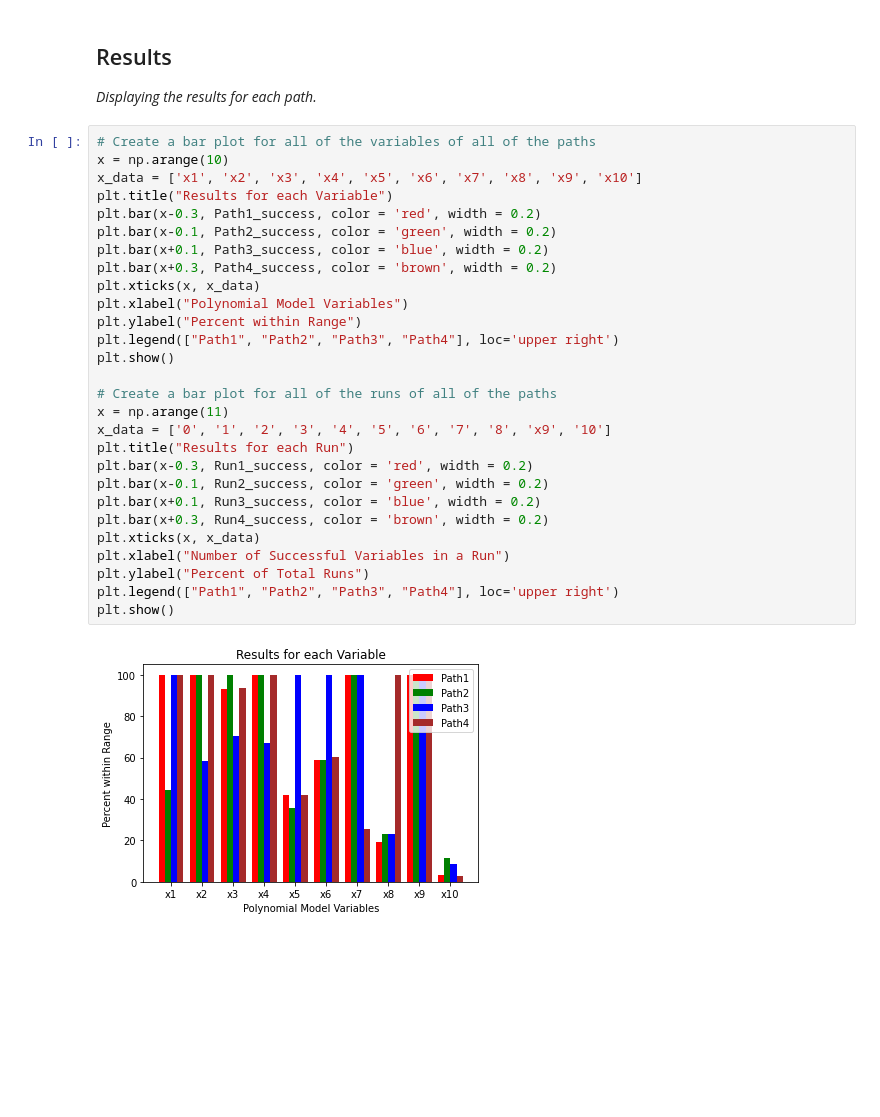
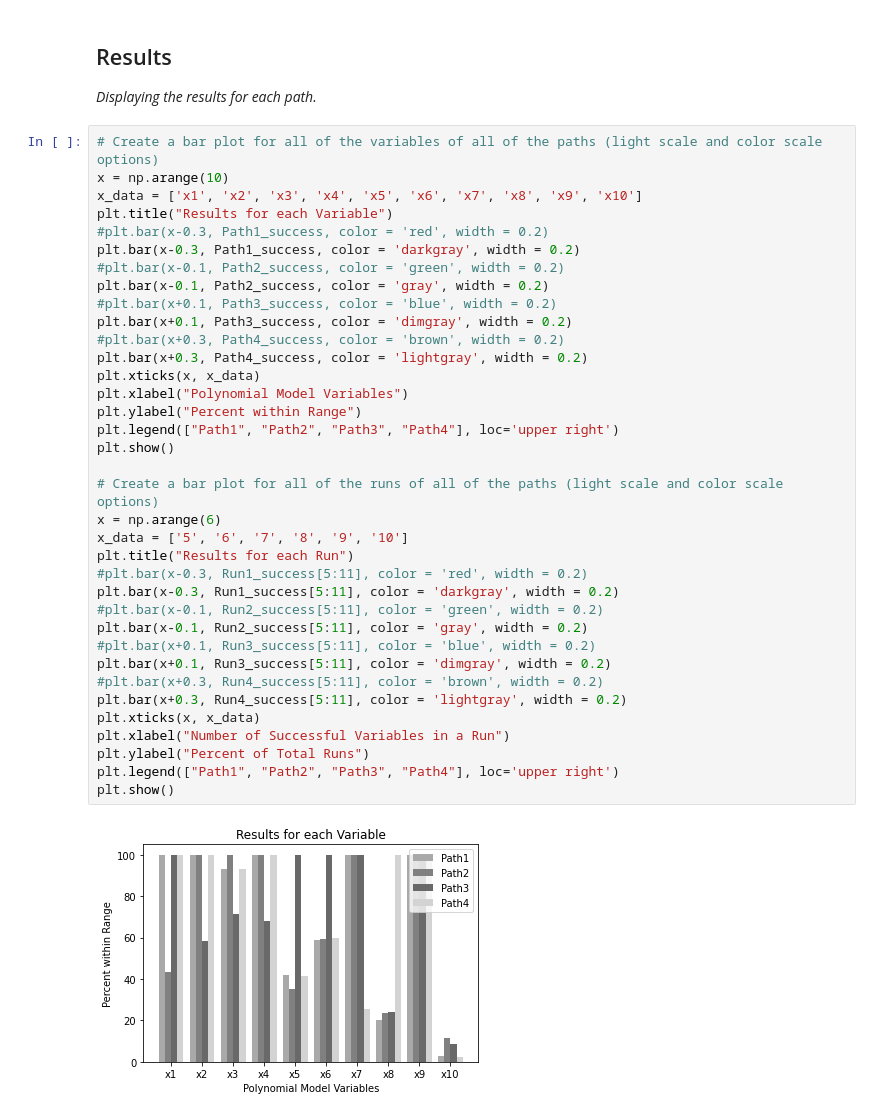
Before and after one commit to Marine-Structures-Design-Lab/polydesignmodel, a Jupyter notebook: Temporal_Design/Polynomial_Model.ipynb, the cells around one changed output. Saved outputs shown, nothing was run; the diff lists cells and outputs as text; blank space fills up the shorter version.

Commit message:
Grayscale Graphs
Added code to make figures grayscale for reports

```diff
--- a/Temporal_Design/Polynomial_Model.ipynb
+++ b/Temporal_Design/Polynomial_Model.ipynb
@@ -248,32 +248,40 @@ Path4_success, Run4_success = success_percent(Path4, Path4_success, Run4_success
 
 *Displaying the results for each path.*
 # %%
-# Create a bar plot for all of the variables of all of the paths
+# Create a bar plot for all of the variables of all of the paths (light scale and color scale options)
 x = np.arange(10)
 x_data = ['x1', 'x2', 'x3', 'x4', 'x5', 'x6', 'x7', 'x8', 'x9', 'x10']
 plt.title("Results for each Variable")
-plt.bar(x-0.3, Path1_success, color = 'red', width = 0.2)
-plt.bar(x-0.1, Path2_success, color = 'green', width = 0.2)
-plt.bar(x+0.1, Path3_success, color = 'blue', width = 0.2)
-plt.bar(x+0.3, Path4_success, color = 'brown', width = 0.2)
+#plt.bar(x-0.3, Path1_success, color = 'red', width = 0.2)
+plt.bar(x-0.3, Path1_success, color = 'darkgray', width = 0.2)
+#plt.bar(x-0.1, Path2_success, color = 'green', width = 0.2)
+plt.bar(x-0.1, Path2_success, color = 'gray', width = 0.2)
+#plt.bar(x+0.1, Path3_success, color = 'blue', width = 0.2)
+plt.bar(x+0.1, Path3_success, color = 'dimgray', width = 0.2)
+#plt.bar(x+0.3, Path4_success, color = 'brown', width = 0.2)
+plt.bar(x+0.3, Path4_success, color = 'lightgray', width = 0.2)
 plt.xticks(x, x_data)
 plt.xlabel("Polynomial Model Variables")
 plt.ylabel("Percent within Range")
 plt.legend(["Path1", "Path2", "Path3", "Path4"], loc='upper right')
 plt.show()
 
-# Create a bar plot for all of the runs of all of the paths
-x = np.arange(11)
-x_data = ['0', '1', '2', '3', '4', '5', '6', '7', '8', 'x9', '10']
+# Create a bar plot for all of the runs of all of the paths (light scale and color scale options)
+x = np.arange(6)
+x_data = ['5', '6', '7', '8', '9', '10']
 plt.title("Results for each Run")
-plt.bar(x-0.3, Run1_success, color = 'red', width = 0.2)
-plt.bar(x-0.1, Run2_success, color = 'green', width = 0.2)
-plt.bar(x+0.1, Run3_success, color = 'blue', width = 0.2)
-plt.bar(x+0.3, Run4_success, color = 'brown', width = 0.2)
+#plt.bar(x-0.3, Run1_success[5:11], color = 'red', width = 0.2)
+plt.bar(x-0.3, Run1_success[5:11], color = 'darkgray', width = 0.2)
+#plt.bar(x-0.1, Run2_success[5:11], color = 'green', width = 0.2)
+plt.bar(x-0.1, Run2_success[5:11], color = 'gray', width = 0.2)
+#plt.bar(x+0.1, Run3_success[5:11], color = 'blue', width = 0.2)
+plt.bar(x+0.1, Run3_success[5:11], color = 'dimgray', width = 0.2)
+#plt.bar(x+0.3, Run4_success[5:11], color = 'brown', width = 0.2)
+plt.bar(x+0.3, Run4_success[5:11], color = 'lightgray', width = 0.2)
 plt.xticks(x, x_data)
 plt.xlabel("Number of Successful Variables in a Run")
 plt.ylabel("Percent of Total Runs")
 plt.legend(["Path1", "Path2", "Path3", "Path4"], loc='upper right')
 plt.show()
 # %% [output]
-[figure, old version]
+[figure, new version]
```
Also changed, not shown: parts of 1 cell of this notebook.
